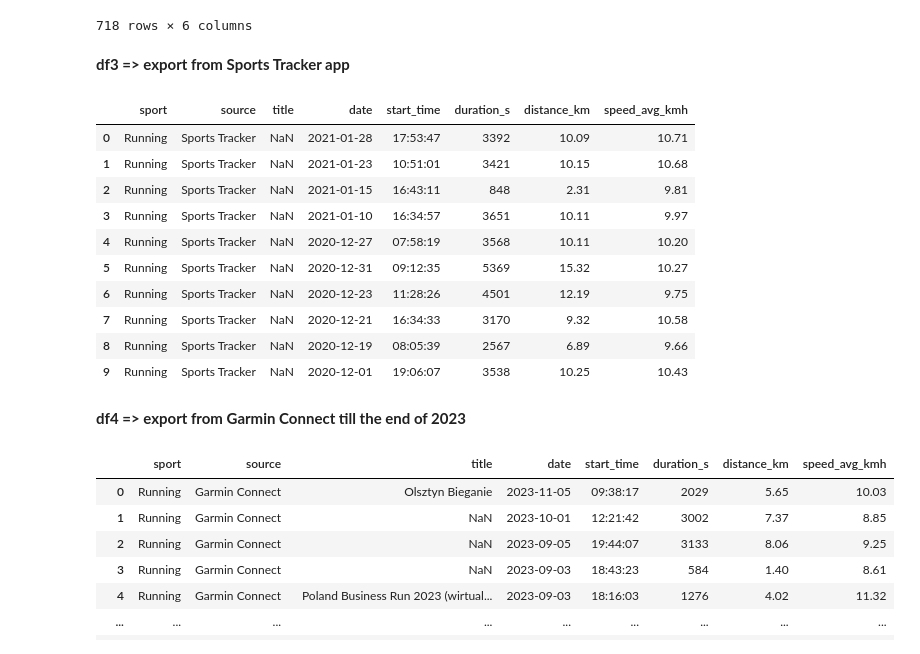
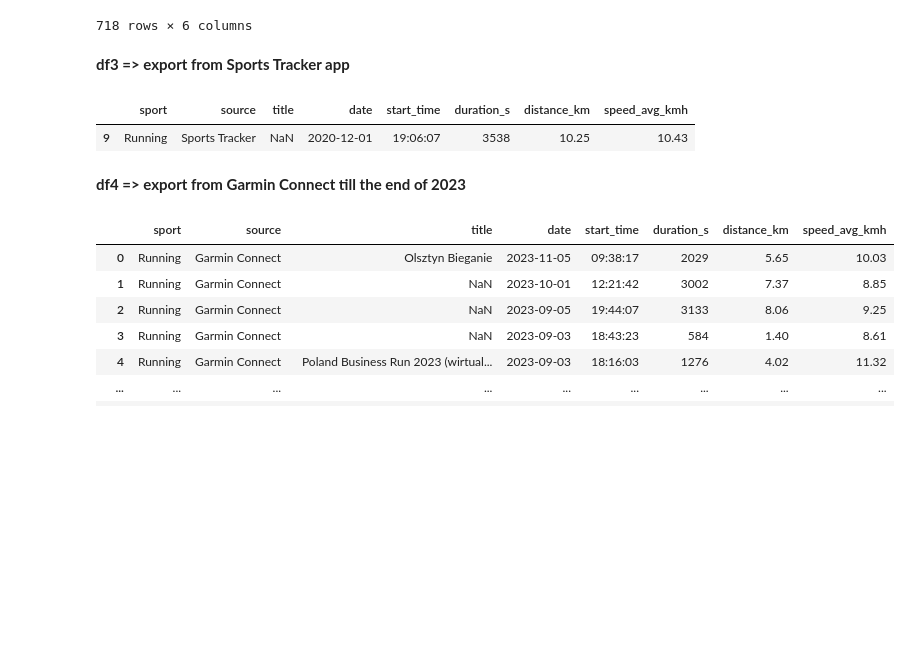
Before and after one commit to slazur83/Tableau, a Jupyter notebook: Workouts.ipynb, the cells around one changed output. Saved outputs shown, nothing was run; the diff lists cells and outputs as text; code cells hidden in the pictures; blank space fills up the shorter version.

```diff
--- a/Workouts.ipynb
+++ b/Workouts.ipynb
@@ -34,8 +36,7 @@ if files:
                     sport = 'Running' if data[0].get('sport') == 'RUNNING' else data[0].get('sport')
                     if sport == 'Running':
                         source = data[1].get('source')
-                        source = source.replace("INPUT_MANUAL", "Endomondo (Manual)").replace("TRACK_MOBILE", "Endomondo (GPS)")
-
+                        source = source.replace("INPUT_MANUAL", "Endomondo (Manual)").replace("TRACK_MOBILE", "Endomondo (GPS)") if source is not None else 'Endomondo'
                         start_time = pd.to_datetime(data[3].get('start_time'))
                         end_time = pd.to_datetime(data[4].get('end_time'))
                         speed_avg_kmh = round(float(data[8].get('speed_avg_kmh')), 2) if data[8].get('speed_avg_kmh') is not None else None
@@ -125,43 +125,35 @@ for filename in os.listdir(workouts_folder_path3):
         with open(gpx_file_path, "r") as gpx_file:
             gpx_data = gpxpy.parse(gpx_file)
 
             if gpx_data.tracks and gpx_data.tracks[0].segments and gpx_data.tracks[0].segments[0].points:
                 start_time = gpx_data.tracks[0].segments[0].points[0].time
 
                 date = start_time.strftime("%Y-%m-%d")
                 start_time = start_time.strftime("%H:%M:%S")
                 end_time = gpx_data.tracks[0].segments[0].points[-1].time
                 duration_seconds = int((end_time - gpx_data.tracks[0].segments[0].points[0].time).total_seconds())
 
                 distance_km = round((gpx_data.length_3d() / 1000), 2)
                 speed_avg_kmh = round(distance_km / (duration_seconds / 3600), 2)
 
                 gpx_data_list.append({
                     "sport" : "Running",
                     "source" : "Sports Tracker",
                     "title": np.nan,
                     "date": date,
                     "start_time": start_time,
                     "duration_s": duration_seconds,
                     "distance_km": distance_km,
                     "speed_avg_kmh": speed_avg_kmh
                 })
 
 df3 = pd.DataFrame(gpx_data_list)
 df3['date'] = pd.to_datetime(df3['date'])
-
+mask = df3['date'] >= '2020-12-19'
+df3 = df3[~mask]
 display(df3)
 # %% [output]
 |  | sport | source | title | date | start_time | duration_s | distance_km | speed_avg_kmh |
-| 0 | Running | Sports Tracker | NaN | 2021-01-28 | 17:53:47 | 3392 | 10.09 | 10.71 |
-| 1 | Running | Sports Tracker | NaN | 2021-01-23 | 10:51:01 | 3421 | 10.15 | 10.68 |
-| 2 | Running | Sports Tracker | NaN | 2021-01-15 | 16:43:11 | 848 | 2.31 | 9.81 |
-| 3 | Running | Sports Tracker | NaN | 2021-01-10 | 16:34:57 | 3651 | 10.11 | 9.97 |
-| 4 | Running | Sports Tracker | NaN | 2020-12-27 | 07:58:19 | 3568 | 10.11 | 10.20 |
-| 5 | Running | Sports Tracker | NaN | 2020-12-31 | 09:12:35 | 5369 | 15.32 | 10.27 |
-| 6 | Running | Sports Tracker | NaN | 2020-12-23 | 11:28:26 | 4501 | 12.19 | 9.75 |
-| 7 | Running | Sports Tracker | NaN | 2020-12-21 | 16:34:33 | 3170 | 9.32 | 10.58 |
-| 8 | Running | Sports Tracker | NaN | 2020-12-19 | 08:05:39 | 2567 | 6.89 | 9.66 |
 | 9 | Running | Sports Tracker | NaN | 2020-12-01 | 19:06:07 | 3538 | 10.25 | 10.43 |
 # %% [markdown]
 **df4 => export from Garmin Connect till the end of 2023**
```
Also changed, not shown: parts of 13 cells of this notebook.
